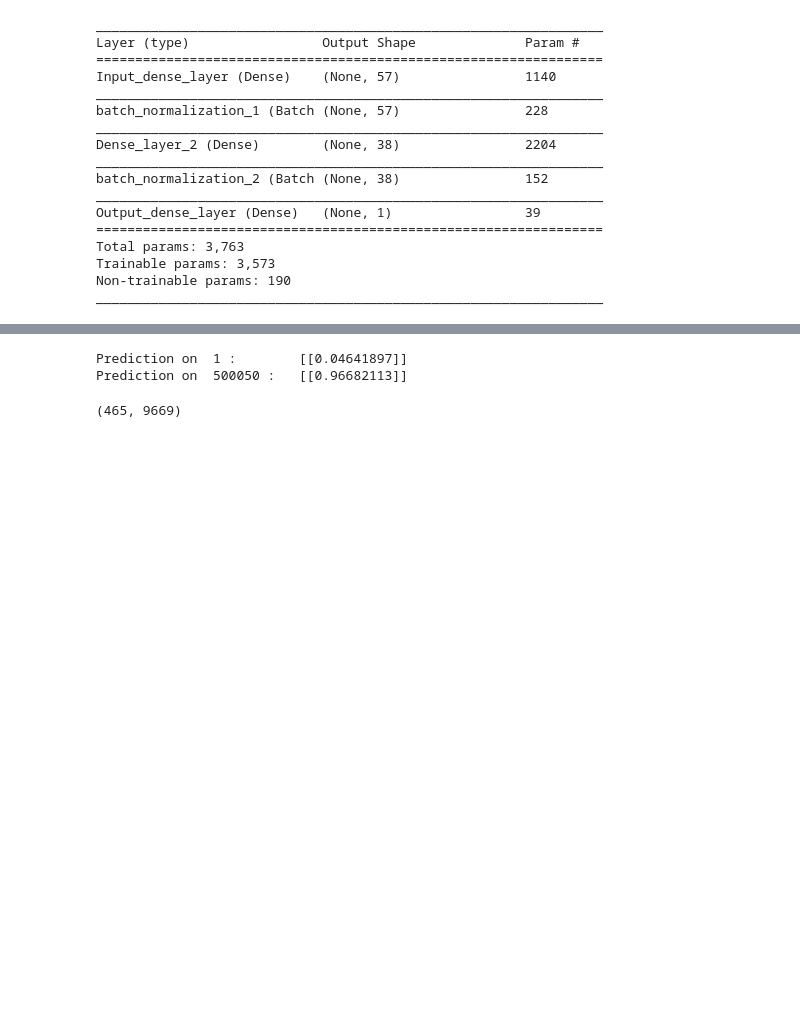
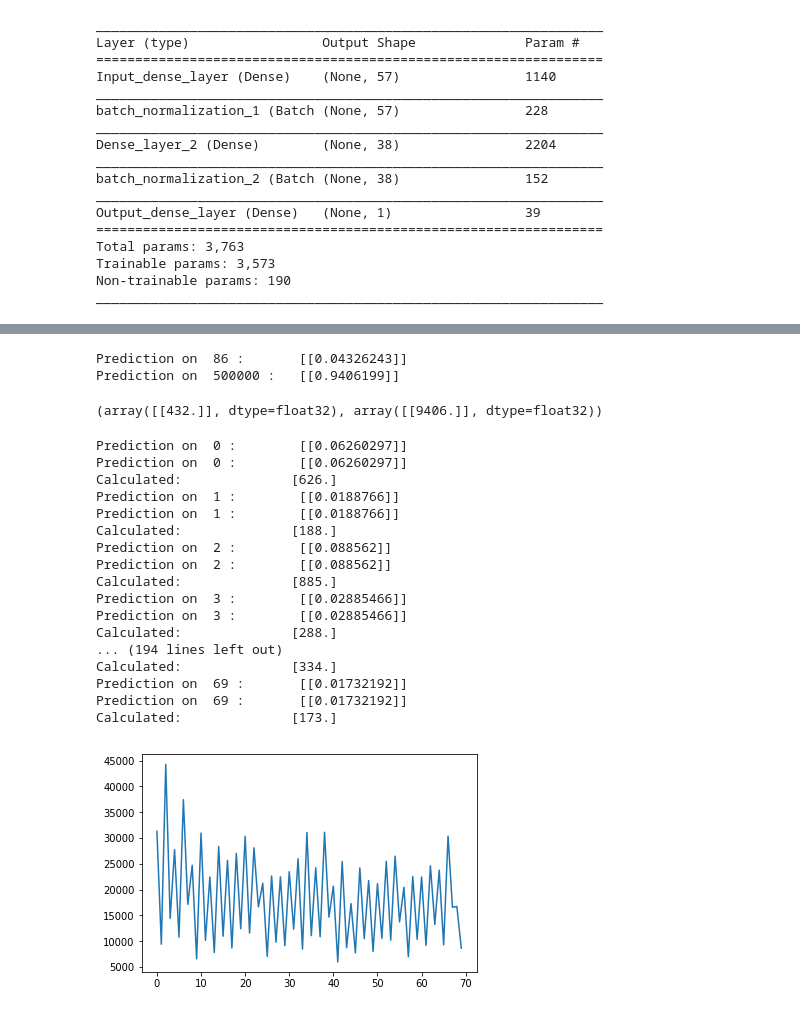
Before and after one commit to ToreGore/Thesis, a Jupyter notebook: ThesisPredecessorMK2.ipynb, the cells around one changed output, grey strips where cells are left out. Cells and saved outputs as stored; diff of their text form; code cells hidden in the pictures; blank space fills up the shorter version.

```diff
--- a/ThesisPredecessorMK2.ipynb
+++ b/ThesisPredecessorMK2.ipynb
@@ -235,16 +225,42 @@ plot_history_graph(history, 'loss', 'loss')
 <Figure size 5760x2880 with 0 Axes>
 # %%
-def prediction(num, width, model):
+def prediction(num, width, model, size):
     bin = np.array([list(np.binary_repr(num, width))])
     print("Prediction on ", num, ":\t ", model.predict(bin))
-    return math.ceil(model.predict(bin) * size)
+    return np.floor(model.predict(bin) * size)
 
-(prediction(int(1), width, model)), (prediction(int(50 * 10001), width, model)),
-#(prediction(int(500050), width, model))
+(prediction(int(86), width, model, size)), (prediction(int(n), width, model, size))
 # %% [output]
-Prediction on  1 :        [[0.04641897]]
-Prediction on  500050 :   [[0.96682113]]
+Prediction on  86 :       [[0.04326243]]
+Prediction on  500000 :   [[0.9406199]]
-(465, 9669)
+(array([[432.]], dtype=float32), array([[9406.]], dtype=float32))
+# %%
+lst = []
+for x in range(70):
+    lst.append((prediction(x, width, model, n)[0]))
+    print("Calculated:\t\t", prediction(x, width, model, size)[0])
+
+plt.plot(lst)
+plt.show()
+# %% [output]
+Prediction on  0 :        [[0.06260297]]
+Prediction on  0 :        [[0.06260297]]
+Calculated:              [626.]
+Prediction on  1 :        [[0.0188766]]
+Prediction on  1 :        [[0.0188766]]
+Calculated:              [188.]
+Prediction on  2 :        [[0.088562]]
+Prediction on  2 :        [[0.088562]]
+Calculated:              [885.]
+Prediction on  3 :        [[0.02885466]]
+Prediction on  3 :        [[0.02885466]]
+Calculated:              [288.]
+... (194 lines left out)
+Calculated:              [334.]
+Prediction on  69 :       [[0.01732192]]
+Prediction on  69 :       [[0.01732192]]
+Calculated:              [173.]
+[figure, added]
 # %%
 #NOTA:
 #FARSI UN LOG CON TUTTI GLI ESPERIMENTI PERCHÈ SARANNO MATERIALE DI TESI
```
Also changed, not shown: parts of 13 cells of this notebook, 1 other file.
